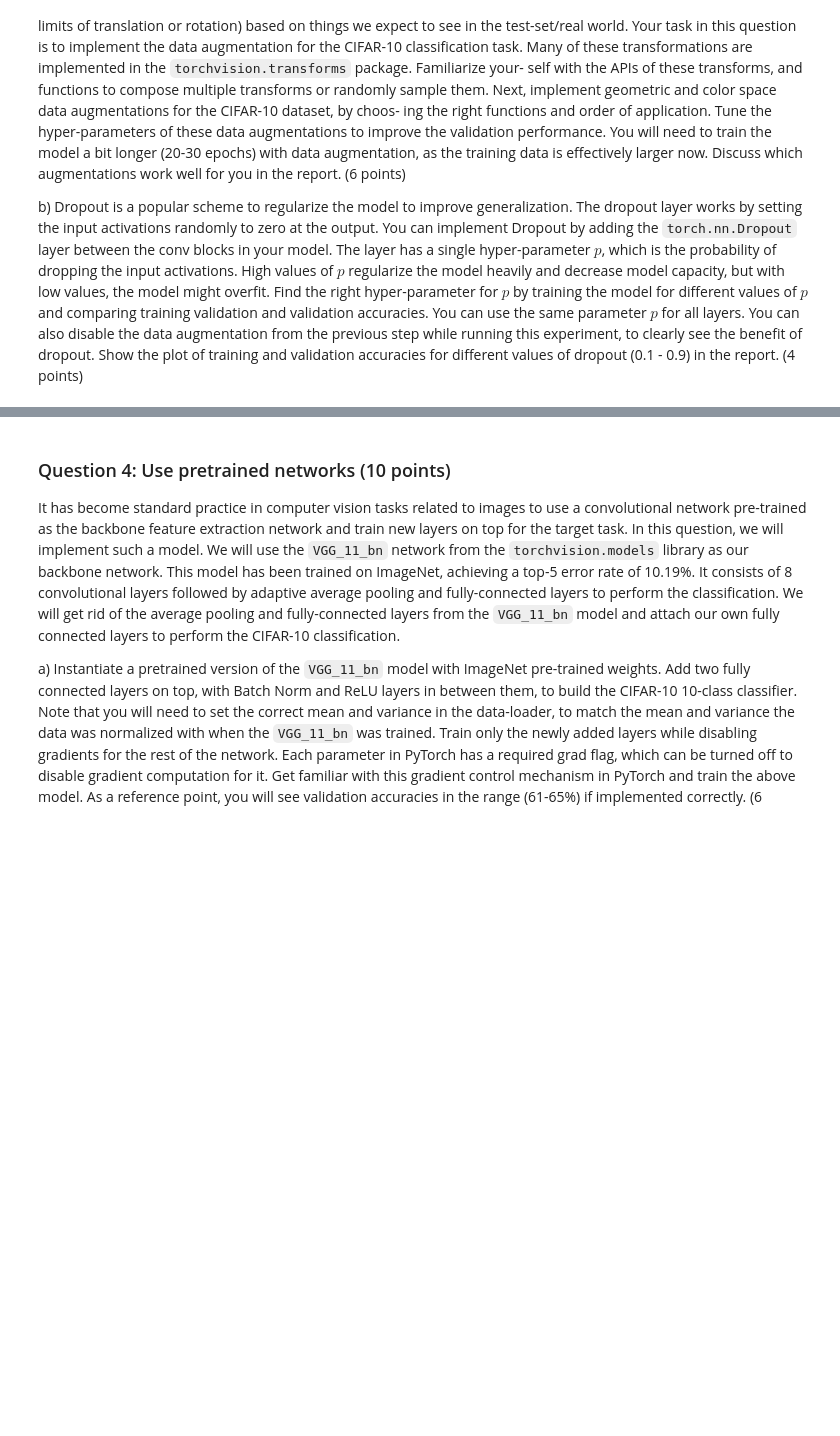
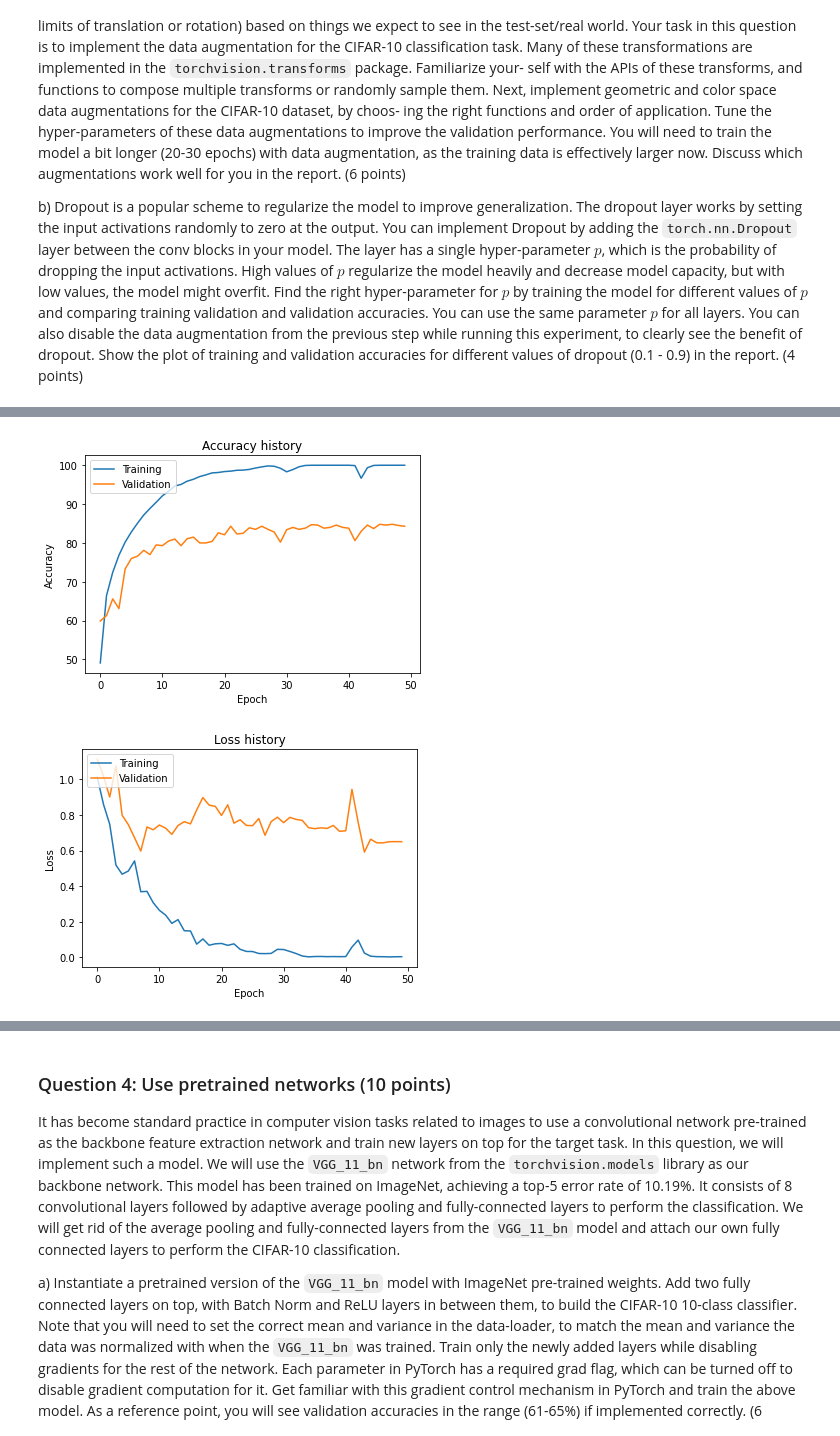
Before and after one commit to vdevictor96/hlcv-hw, a Jupyter notebook: Exercise_3/Assignment 3/Exercise_3.ipynb, the cells around one changed output, grey strips where cells are left out. Saved outputs shown, nothing was run; the diff lists cells and outputs as text; code cells hidden in the pictures; blank space fills up the shorter version.

```diff
--- a/Exercise_3/Assignment 3/Exercise_3.ipynb
+++ b/Exercise_3/Assignment 3/Exercise_3.ipynb
@@ -382,4 +682,21 @@ RuntimeError: CUDA out of memory. Tried to allocate 100.00 MiB (GPU 0; 2.00 GiB
 # %%
+#======================================================================================
+# Q2.a - Initialize the model with correct batch norm layer
+#======================================================================================
+# In this question we will implement a convolutional neural networks using the PyTorch
+# library.  Please complete the code for the ConvNet class evaluating the model
+#--------------------------------------------------------------------------------------
+
+# num_epochs = 20
+# Q2b
+num_epochs = 50
+
+model = ConvNet(input_size, hidden_size, num_classes, norm_layer=True).to(device)
+
+model.apply(weights_init)
+# Print the model
+print(model)
+
 # Loss and optimizer
 criterion = nn.CrossEntropyLoss()
 optimizer = torch.optim.Adam(model.parameters(), lr=learning_rate, weight_decay=reg)
@@ -387,17 +704,30 @@ optimizer = torch.optim.Adam(model.parameters(), lr=learning_rate, weight_decay=
 # Train the model
 lr = learning_rate
 total_step = len(train_loader)
+
+# store best model and acc
+best_model = None
+best_val_acc = 0.
+
+loss_history = []
+val_loss_history = []
+train_acc_history = []
+val_acc_history = []
+
 for epoch in range(num_epochs):
+    correct = 0
+    total = 0
+
     for i, (images, labels) in enumerate(train_loader):
         # Move tensors to the configured device
         images = images.to(device)
         labels = labels.to(device)
-
+        # set the model to train
+        model.train()
         # Forward pass
         outputs = model(images)
-
+        _, predicted = torch.max(outputs.data, 1)
         loss = criterion(outputs, labels)
-
         # Backward and optimize
         optimizer.zero_grad()
         loss.backward()
@@ -406,7 +736,11 @@ for epoch in range(num_epochs):
         if (i+1) % 100 == 0:
             print ('Epoch [{}/{}], Step [{}/{}], Loss: {:.4f}'
                    .format(epoch+1, num_epochs, i+1, total_step, loss.item()))
-
+        total += labels.size(0)
+        correct += (predicted == labels).sum().item()
+    print('Train accuracy is: {} %'.format(100 * correct / total))
+    train_acc_history.append(100 * correct / total)
+    loss_history.append(loss.item())
     # Code to update the lr
     lr *= learning_rate_decay
     update_lr(optimizer, lr)
@@ -419,17 +753,45 @@ for epoch in range(num_epochs):
             labels = labels.to(device)
             outputs = model(images)
             _, predicted = torch.max(outputs.data, 1)
+            loss = criterion(outputs, labels)
+
             total += labels.size(0)
             correct += (predicted == labels).sum().item()
-
-        print('Validataion accuracy is: {} %'.format(100 * correct / total))
+        val_accuracy = 100 * correct / total
+        print('Validataion accuracy is: {} %'.format(val_accuracy))
+        val_acc_history.append(val_accuracy)
+        val_loss_history.append(loss.item())
         #################################################################################
         # TODO: Q2.b Implement the early stopping mechanism to save the model which has #
         # acheieved the best validation accuracy so-far.                                #
         #################################################################################
-        best_model = None
         # *****START OF YOUR CODE (DO NOT DELETE/MODIFY THIS LINE)*****
-
+        if val_accuracy > best_val_acc:
+            best_val_acc = val_accuracy
+            best_model = model
+            print("New best validation accuracy: {} %".format(best_val_acc))
+            # save model with best accuracy
+            torch.save(best_model.state_dict(), 'bestmodel_q2.ckpt')
         # *****END OF YOUR CODE (DO NOT DELETE/MODIFY THIS LINE)*****
 
     model.train()
+
+
+# plot the accuracy history
+plt.plot(train_acc_history)
+plt.plot(val_acc_history)
+plt.xlabel('Epoch')
+plt.ylabel('Accuracy')
+plt.title('Accuracy history')
+plt.legend(['Training', 'Validation'], loc='upper left')
+plt.show()
+
+# plot the loss history
+plt.plot(loss_history)
+plt.plot(val_loss_history)
+plt.xlabel('Epoch')
+plt.ylabel('Loss')
+plt.title('Loss history')
+plt.legend(['Training', 'Validation'], loc='upper left')
+plt.show()
+# %% [output]
@@ -435,0 +815,2 @@ for epoch in range(num_epochs):
+[figure, added]
+[figure, added]
```
Also changed, not shown: parts of 30 cells of this notebook, 1 other file.
